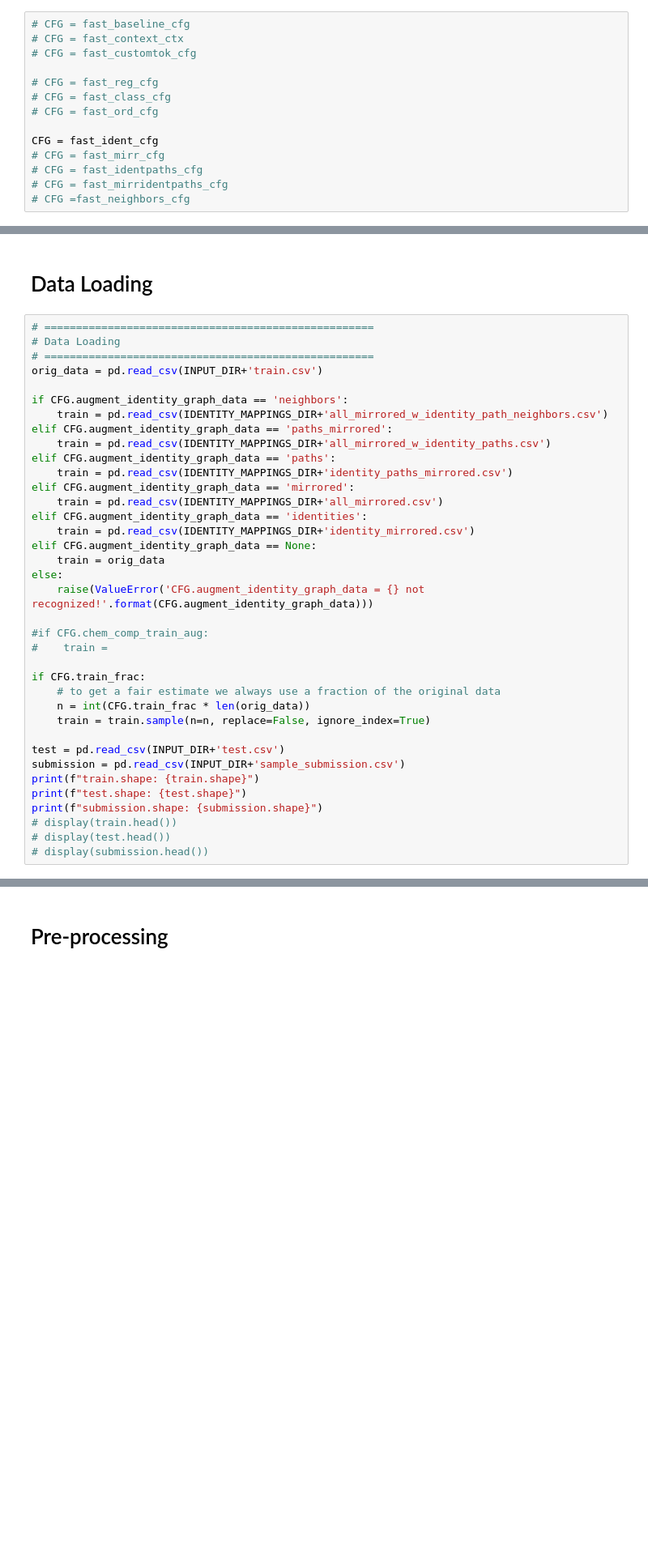
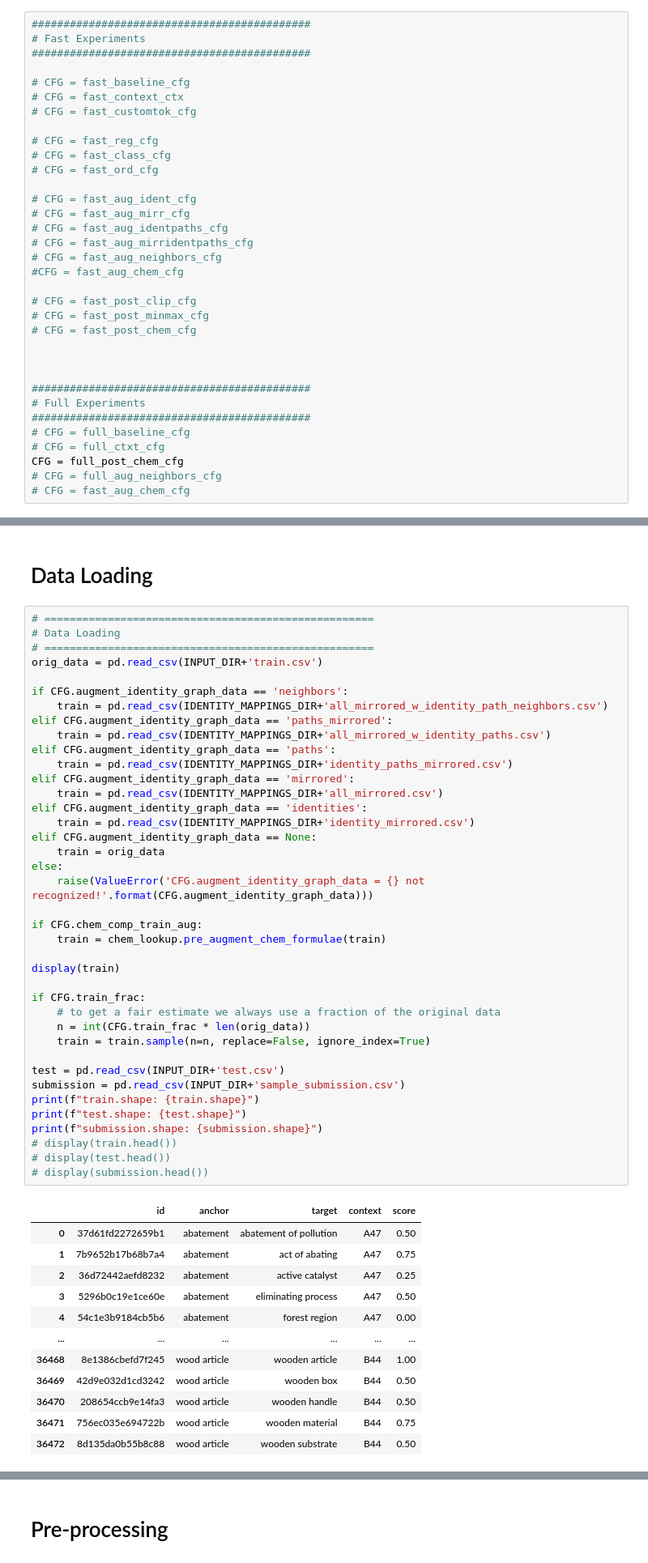
Before and after one commit to sigmaeon/kaggle-notebooks-uspppm, a Jupyter notebook: uspppm-deberta-v3-small-experiments.ipynb, the cells around one changed output, grey strips where cells are left out. Shown: that part at 81% size. Drawn from its saved outputs; the diff is of its cells as text; blank space fills up the shorter version.

Commit message:
Kaggle Notebook | USPPPM: deberta-v3-small experiments [train] | Version 7

```diff
--- a/uspppm-deberta-v3-small-experiments.ipynb
+++ b/uspppm-deberta-v3-small-experiments.ipynb
@@ -192,6 +235,10 @@ fast_neighbors_cfg = fastModelConfg(augment_identity_graph_data='neighbors')
 # %% [markdown]
 ### Config used throughout this notebook
 # %%
+############################################
+# Fast Experiments
+############################################
+
 # CFG = fast_baseline_cfg
 # CFG = fast_context_ctx
 # CFG = fast_customtok_cfg
@@ -200,11 +247,27 @@ fast_neighbors_cfg = fastModelConfg(augment_identity_graph_data='neighbors')
 # CFG = fast_class_cfg
 # CFG = fast_ord_cfg
 
-CFG = fast_ident_cfg
-# CFG = fast_mirr_cfg
-# CFG = fast_identpaths_cfg
-# CFG = fast_mirridentpaths_cfg
-# CFG =fast_neighbors_cfg
+# CFG = fast_aug_ident_cfg
+# CFG = fast_aug_mirr_cfg
+# CFG = fast_aug_identpaths_cfg
+# CFG = fast_aug_mirridentpaths_cfg
+# CFG = fast_aug_neighbors_cfg
+#CFG = fast_aug_chem_cfg
+
+# CFG = fast_post_clip_cfg
+# CFG = fast_post_minmax_cfg
+# CFG = fast_post_chem_cfg
+
+
+
+############################################
+# Full Experiments
+############################################
+# CFG = full_baseline_cfg
+# CFG = full_ctxt_cfg
+CFG = full_post_chem_cfg
+# CFG = full_aug_neighbors_cfg
+# CFG = fast_aug_chem_cfg
 # %% [markdown]
 # Library
 # %%
@@ -423,32 +473,46 @@ orig_data = pd.read_csv(INPUT_DIR+'train.csv')
 if CFG.augment_identity_graph_data == 'neighbors':
     train = pd.read_csv(IDENTITY_MAPPINGS_DIR+'all_mirrored_w_identity_path_neighbors.csv')
 elif CFG.augment_identity_graph_data == 'paths_mirrored':
     train = pd.read_csv(IDENTITY_MAPPINGS_DIR+'all_mirrored_w_identity_paths.csv')
 elif CFG.augment_identity_graph_data == 'paths':
     train = pd.read_csv(IDENTITY_MAPPINGS_DIR+'identity_paths_mirrored.csv')
 elif CFG.augment_identity_graph_data == 'mirrored':
     train = pd.read_csv(IDENTITY_MAPPINGS_DIR+'all_mirrored.csv')
 elif CFG.augment_identity_graph_data == 'identities':
     train = pd.read_csv(IDENTITY_MAPPINGS_DIR+'identity_mirrored.csv')
 elif CFG.augment_identity_graph_data == None:
     train = orig_data
 else:
     raise(ValueError('CFG.augment_identity_graph_data = {} not recognized!'.format(CFG.augment_identity_graph_data)))
 
-#if CFG.chem_comp_train_aug:
-#    train =
+if CFG.chem_comp_train_aug:
+    train = chem_lookup.pre_augment_chem_formulae(train)
+
+display(train)
 
 if CFG.train_frac:
     # to get a fair estimate we always use a fraction of the original data
     n = int(CFG.train_frac * len(orig_data))
     train = train.sample(n=n, replace=False, ignore_index=True)
 
 test = pd.read_csv(INPUT_DIR+'test.csv')
 submission = pd.read_csv(INPUT_DIR+'sample_submission.csv')
 print(f"train.shape: {train.shape}")
 print(f"test.shape: {test.shape}")
 print(f"submission.shape: {submission.shape}")
 # display(train.head())
 # display(test.head())
 # display(submission.head())
 # %% [output]
+|  | id | anchor | target | context | score |
+| 0 | 37d61fd2272659b1 | abatement | abatement of pollution | A47 | 0.50 |
+| 1 | 7b9652b17b68b7a4 | abatement | act of abating | A47 | 0.75 |
+| 2 | 36d72442aefd8232 | abatement | active catalyst | A47 | 0.25 |
+| 3 | 5296b0c19e1ce60e | abatement | eliminating process | A47 | 0.50 |
+| 4 | 54c1e3b9184cb5b6 | abatement | forest region | A47 | 0.00 |
+| ... | ... | ... | ... | ... | ... |
+| 36468 | 8e1386cbefd7f245 | wood article | wooden article | B44 | 1.00 |
+| 36469 | 42d9e032d1cd3242 | wood article | wooden box | B44 | 0.50 |
+| 36470 | 208654ccb9e14fa3 | wood article | wooden handle | B44 | 0.50 |
+| 36471 | 756ec035e694722b | wood article | wooden material | B44 | 0.75 |
+| 36472 | 8d135da0b55b8c88 | wood article | wooden substrate | B44 | 0.50 |
```
Also changed, not shown: parts of 13 cells of this notebook.
